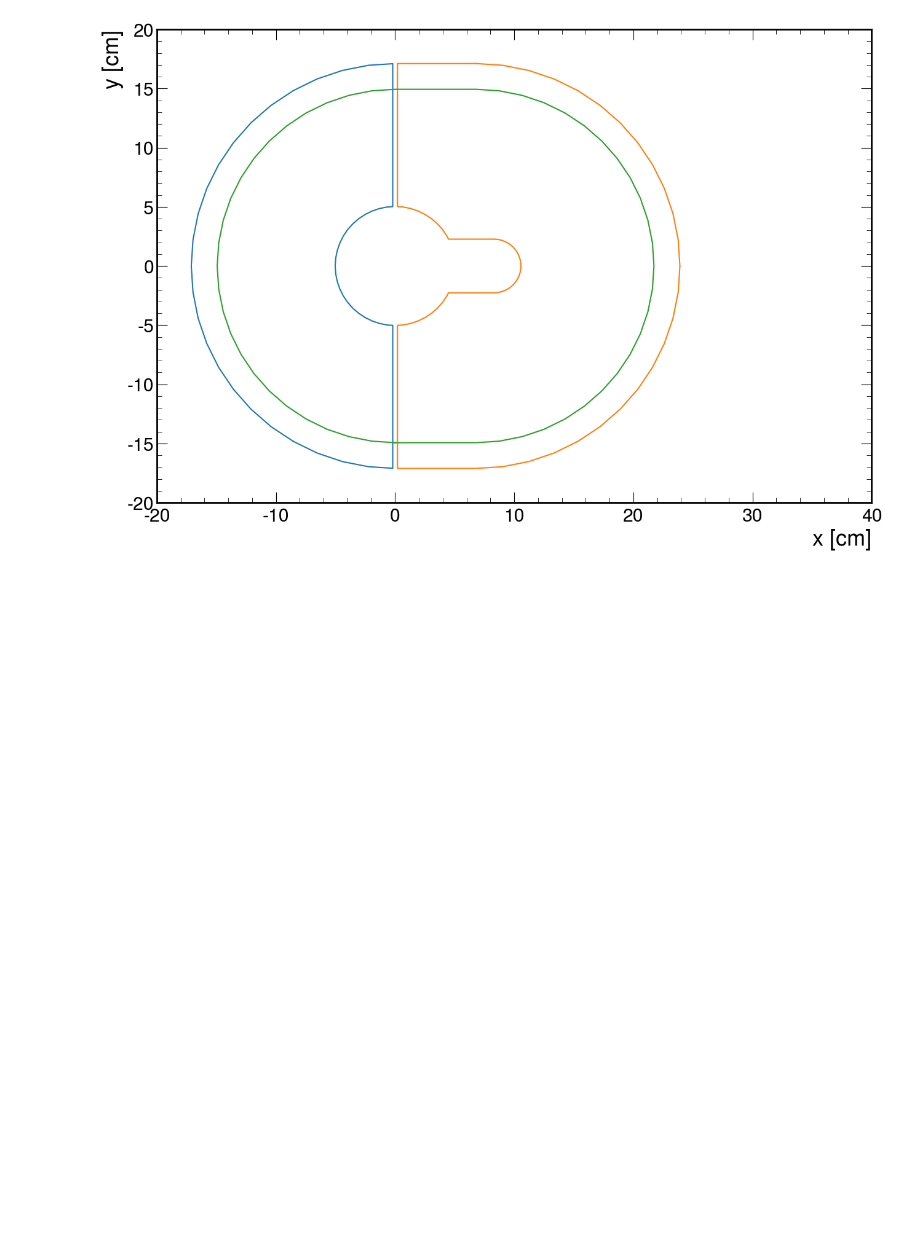
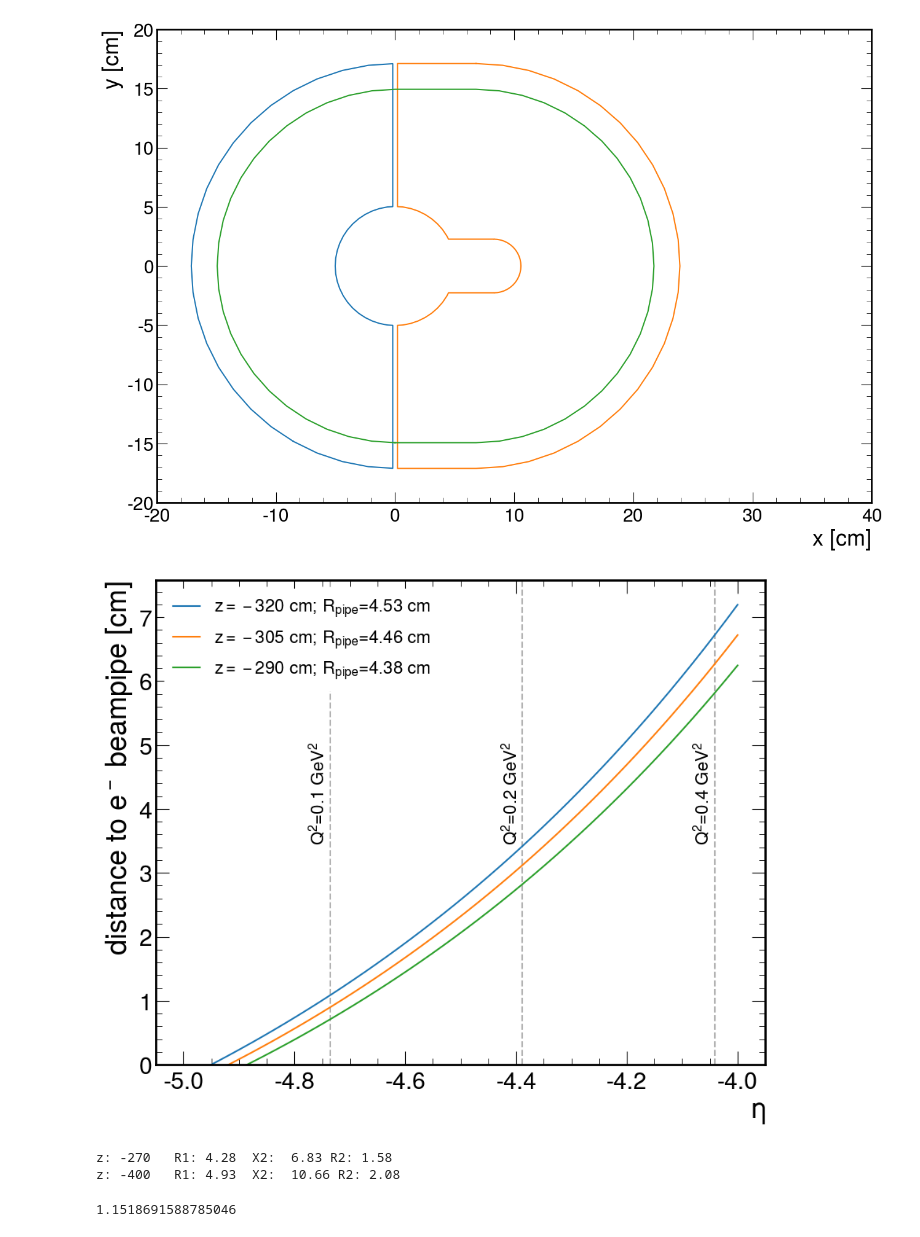
Before and after one commit to sebouh137/backwards_insert, a Jupyter notebook: TransverseStructure.ipynb, the cells around one changed output. Drawn from its saved outputs; the diff is of its cells as text; code cells hidden in the pictures; blank space fills up the shorter version.

```diff
--- a/TransverseStructure.ipynb
+++ b/TransverseStructure.ipynb
@@ -374,3 +383,43 @@ plt.ylim(-20, 20)
 # %% [output]
 (-20.0, 20.0)
 [figure]
+# %%
+plt.subplots(1,1,figsize=(10,8))
+eta=np.linspace(-5.0, -4.0, 50)
+
+for z in -320, -305,-290:
+    Rbp=4.281+(4.21-4.281)*(z-(-269.72))/14.21
+    r=np.tan(get_theta(eta))*z
+    plt.plot(eta,r-Rbp, label=f'$z={z}$ cm; $R_{{pipe}}$={Rbp:.2f} cm')
+
+plt.xlabel("$\\eta$")
+plt.ylabel("distance to $e^-$ beampipe [cm]")
+
+plt.ylim(0)
+
+
+Eb=18
+
+for Q2 in 0.1, 0.2, 0.4:
+    eta=1/2*np.log(Q2/(4*Eb**2))
+    plt.axvline(eta, ls='--', color='0.7', zorder=-1)
+    plt.text(eta-.04, 3.5, f"$Q^2$={Q2} GeV$^2$", rotation=90, fontsize=16)
+
+plt.legend(fontsize=16, facecolor='white', framealpha=1, frameon=1, edgecolor='w')
+plt.savefig("images/distance_to_beampipe.pdf")
+plt.show()
+# %% [output]
+[figure, added]
+# %%
+for z in -270, -400:
+    R1a=4.281+(4.21-4.281)*(z-(-269.72))/14.21
+    R2a=1.574+(1.519-1.574)*(z-(-269.72))/14.21
+    X2a=6.825+(6.407-6.825)*(z-(-269.72))/14.21
+    print(f"z: {z:.0f}   R1: {R1a:.2f}  X2:  {X2a:.2f} R2: {R2a:.2f}")
+# %% [output]
+z: -270   R1: 4.28  X2:  6.83 R2: 1.58
+z: -400   R1: 4.93  X2:  10.66 R2: 2.08
+# %%
+4.93/4.28
+# %% [output]
+1.1518691588785046
```
Also changed, not shown: parts of 4 cells of this notebook, 3 other files.
